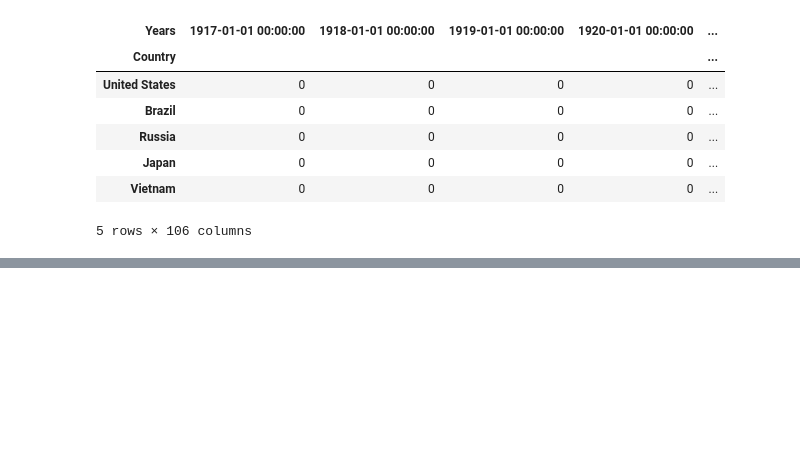
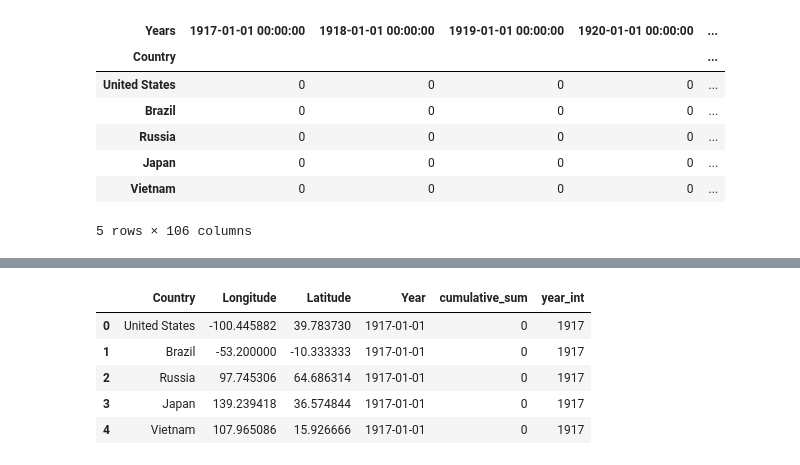
Before and after one commit to UIUC-iSchool-DataViz/is445_bcubcg_fall2023, a Jupyter notebook: week13/inClass_week13.ipynb, the cells around one changed output, grey strips where cells are left out. Saved outputs shown, nothing was run; the diff lists cells and outputs as text; code cells hidden in the pictures; blank space fills up the shorter version.

```diff
--- a/week13/inClass_week13.ipynb
+++ b/week13/inClass_week13.ipynb
@@ -496,0 +495,4 @@ corg_melt = corg_clean2.reset_index().melt(['Count'])
+# %%
+corg_melt = corg_clean2.reset_index().melt(['Country','Longitude', 'Latitude'],
+                                          var_name='Year', value_name = 'cumulative_sum')
+corg_melt.head()
@@ -496,0 +506,10 @@ corg_melt = corg_clean2.reset_index().melt(['Count'])
+# %%
+corg_melt['year_int'] = corg_melt['Year'].dt.year.astype('int')
+corg_melt.head()
+# %% [output]
+|  | Country | Longitude | Latitude | Year | cumulative_sum | year_int |
+| 0 | United States | -100.445882 | 39.783730 | 1917-01-01 | 0 | 1917 |
+| 1 | Brazil | -53.200000 | -10.333333 | 1917-01-01 | 0 | 1917 |
+| 2 | Russia | 97.745306 | 64.686314 | 1917-01-01 | 0 | 1917 |
+| 3 | Japan | 139.239418 | 36.574844 | 1917-01-01 | 0 | 1917 |
+| 4 | Vietnam | 107.965086 | 15.926666 | 1917-01-01 | 0 | 1917 |
```
Also changed, not shown: parts of 3 cells of this notebook.
